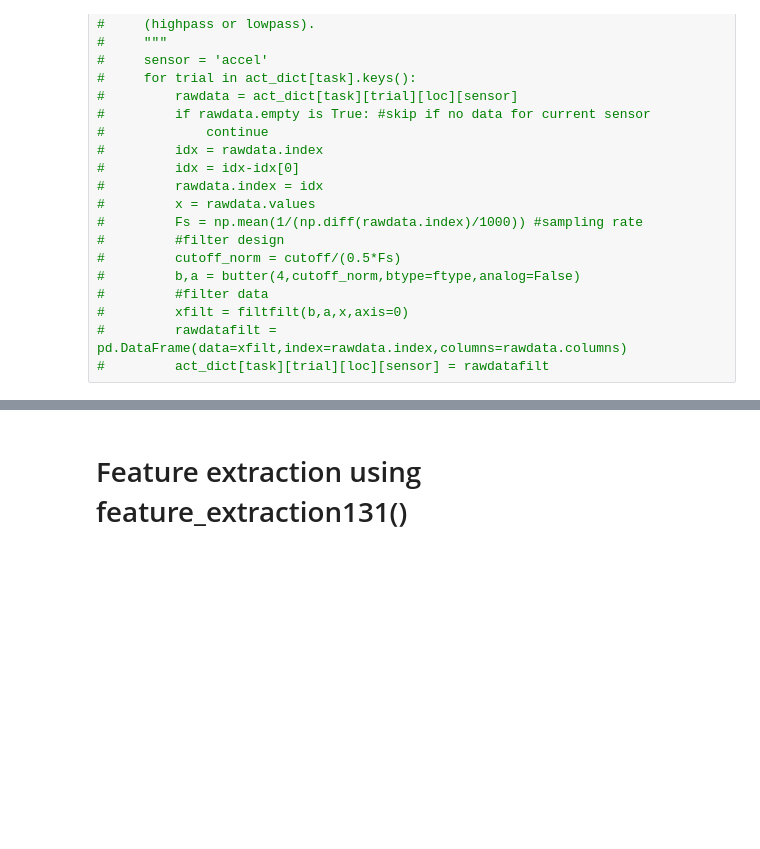
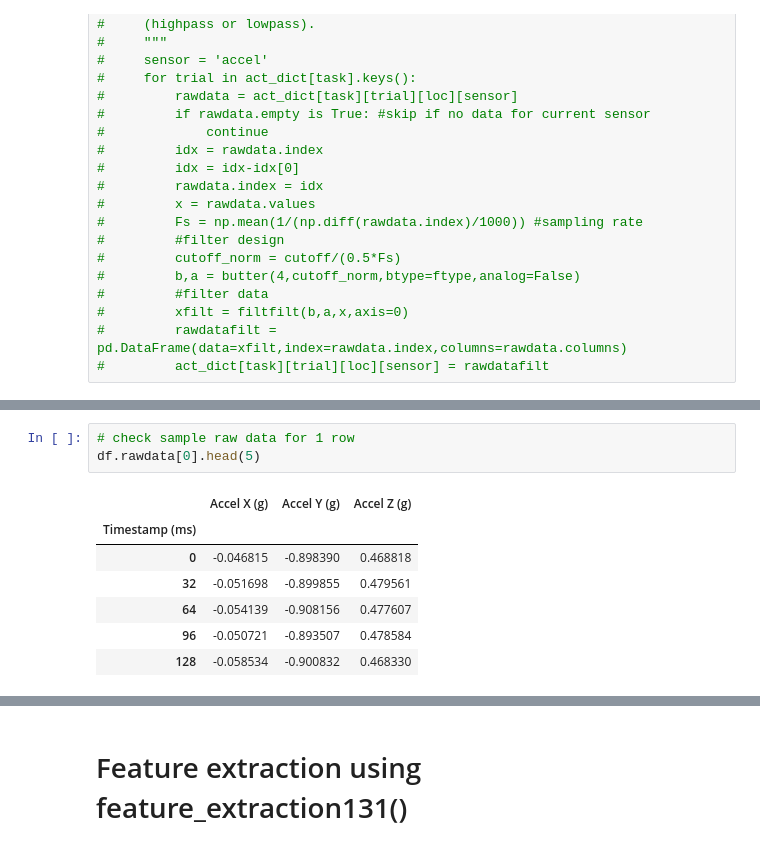
Before and after one commit to kamshee/activity-recognition-process, a Jupyter notebook: TestFeatures.ipynb, the cells around one changed output, grey strips where cells are left out. Cells and saved outputs as stored; diff of their text form; blank space fills up the shorter version.

```diff
--- a/TestFeatures.ipynb
+++ b/TestFeatures.ipynb
@@ -1111,0 +1185,11 @@ df.columns = ['task','trial','location','sensor','rawdata']
+# %%
+# check sample raw data for 1 row
+df.rawdata[0].head(5)
+# %% [output]
+|  | Accel X (g) | Accel Y (g) | Accel Z (g) |
+| Timestamp (ms) |  |  |  |
+| 0 | -0.046815 | -0.898390 | 0.468818 |
+| 32 | -0.051698 | -0.899855 | 0.479561 |
+| 64 | -0.054139 | -0.908156 | 0.477607 |
+| 96 | -0.050721 | -0.893507 | 0.478584 |
+| 128 | -0.058534 | -0.900832 | 0.468330 |
```
Also changed, not shown: parts of 26 cells of this notebook.
